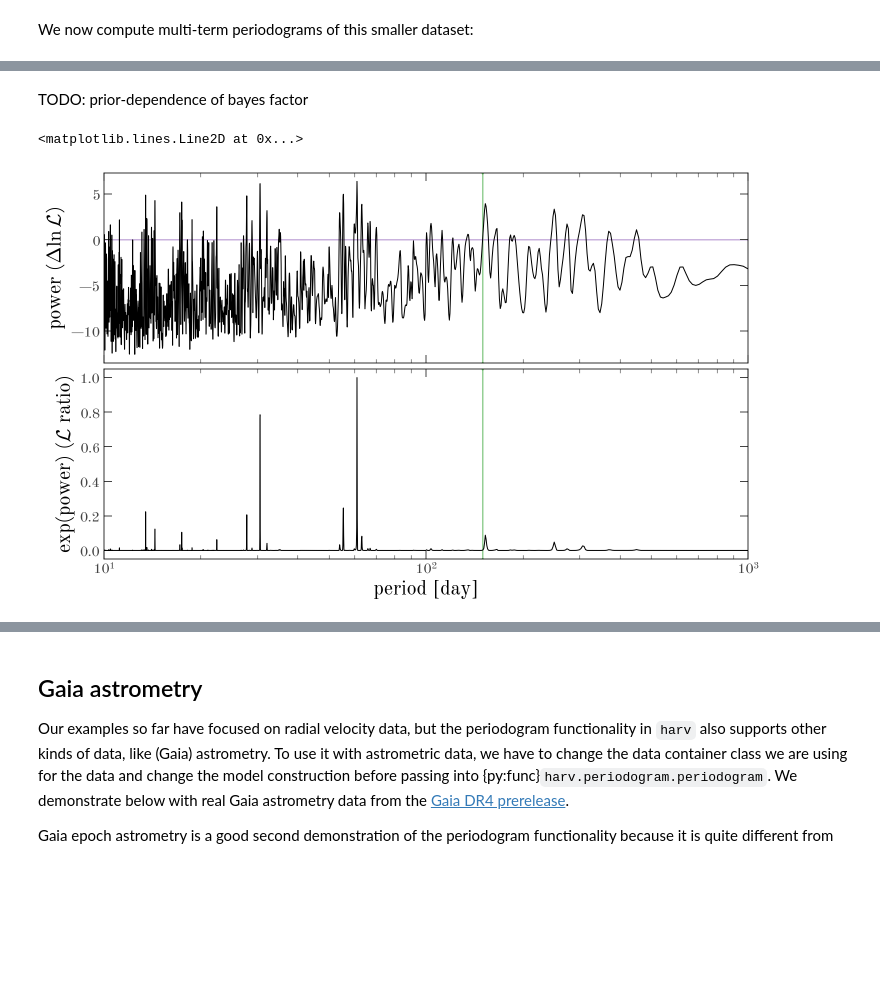
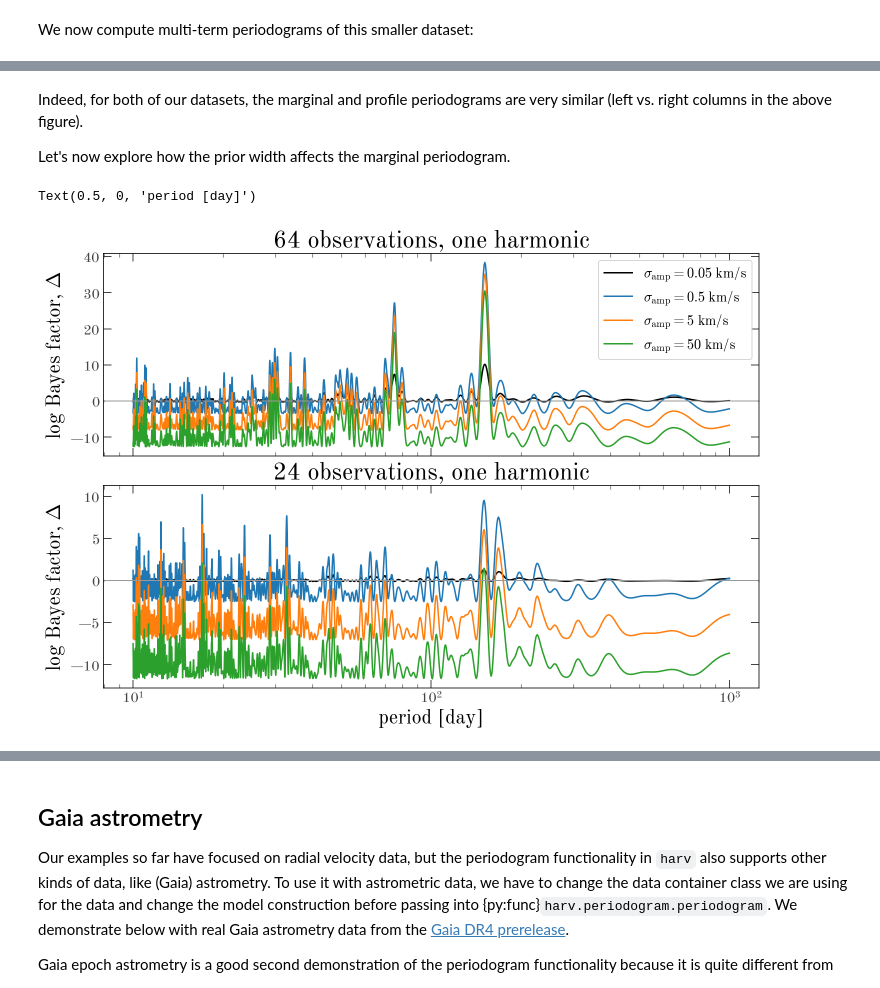
Before and after one commit to adrn/harv, a Jupyter notebook: docs/tutorials/case-studies/kepler-periodogram.ipynb, the cells around one changed output, grey strips where cells are left out. Cells and saved outputs as stored; diff of their text form; code cells hidden in the pictures; blank space fills up the shorter version.

```diff
--- a/docs/tutorials/case-studies/kepler-periodogram.ipynb
+++ b/docs/tutorials/case-studies/kepler-periodogram.ipynb
@@ -81,8 +92,7 @@ def plot_periodogram(pgram):
     )
     _ = ax.set(
         xscale="log",
-        # xlabel="period [day]",
-        ylabel=r"power ($\Delta \ln \mathcal{L}$)",
+        ylabel="profile power, $z$",
     )
 
     ax = axes[1]
@@ -95,7 +105,7 @@ def plot_periodogram(pgram):
     _ = ax.set(
         xscale="log",
         xlabel="period [day]",
-        ylabel=r"exp(power) ($\mathcal{L}$ ratio)",
+        ylabel=r"$\exp(z-z_{\max})$",
         xlim=(jnp.min(pgram_P), jnp.max(pgram_P)),
     )
 
@@ -112,7 +122,5 @@ def plot_periodogram(pgram):
 
 
 fig, _ = plot_periodogram(profile_pgram_nterms1)
-_ = fig.suptitle(
-    f"One term Lomb–Scargle periodogram, $N={data_1.n_times}$", fontsize=24
-)
+_ = fig.suptitle(f"1 term Lomb–Scargle periodogram, $N={data_1.n_times}$", fontsize=24)
 # %% [output]
@@ -145,5 +152,5 @@ What if we had less data? Let's try simulating a dataset with only 16 epochs but
 # %%
-data_2, truth = simulate_rv_sb1_data(seed=42, n_obs=16, **rv_params)
+data_2, truth = simulate_rv_sb1_data(seed=42, n_obs=24, **rv_params)
 # %% [markdown]
 We now compute multi-term periodograms of this smaller dataset:
 # %%
@@ -220,0 +305,7 @@ TODO: demonstrate FAP/p-value concepts using the periodograms we've already comp
+# %%
+def fap_power(fap, K, n_terms=1):
+    """The power z whose grid maximum has false alarm probability ``fap``."""
+    p_nu = 1.0 - (1.0 - fap) ** (1.0 / K)
+    return float(gammainccinv(n_terms, p_nu))
+# %%
+fap_levels = [1e-1, 1e-2, 1e-3]
@@ -284,17 +559,35 @@ fig, _ = plot_periodogram(marginal_const_amp)
 # %% [markdown]
-TODO: prior-dependence of bayes factor
+Indeed, for both of our datasets, the marginal and profile periodograms are very similar (left vs. right columns in the above figure).
+
+Let's now explore how the prior width affects the marginal periodogram.
 # %%
-fourier_prior_P_dep = hm.FourierRV(n_terms=2).default_prior(
-    period_min=P_min,
-    period_max=P_max,
-    sigma_K0=rv_params["rv_semiamp"],
-    P0=rv_params["period"],
-    sigma_v0=Q(100.0, "km/s"),
-)
-marginal_P_dep_amp = hp.periodogram(data_2, grid, prior=fourier_prior_P_dep, n_terms=2)
+fig, axes = plt.subplots(2, 1, figsize=(10, 7), sharex=True, layout="constrained")
 
-fig, _ = plot_periodogram(marginal_P_dep_amp)
-fig.axes[0].axhline(0.0, color="tab:purple", ls="-", alpha=0.5, zorder=-10)
+for data, ax in zip([data_1, data_2], axes, strict=True):
+    for width in [0.05, 0.5, 5.0, 50.0]:
+        prior = hm.FourierRV(n_terms=1).default_prior(
+            period_min=P_min,
+            period_max=P_max,
+            sigma_amp=Q(width, "km/s"),
+            sigma_v0=Q(100.0, "km/s"),
+        )
+        result = hp.periodogram(data, grid, prior=prior, n_terms=1)
+        ax.plot(
+            ustrip("day", result.period),
+            result.delta_ln_likelihood,
+            label=rf"$\sigma_{{\rm amp}}={width:g}$ km/s",
+            marker="",
+        )
+
+    ax.axhline(0, color="0.6", lw=1)
+    ax.set(
+        xscale="log",
+        ylabel=r"log Bayes factor, $\Delta$",
+        title=f"{data.n_times} observations, one harmonic",
+    )
+
+axes[0].legend(fontsize=14)
+axes[-1].set_xlabel("period [day]")
 # %% [output]
-<matplotlib.lines.Line2D at 0x...>
+Text(0.5, 0, 'period [day]')
-[figure, old version]
+[figure, new version]
```
Also changed, not shown: parts of 46 cells of this notebook, 1 other file.
